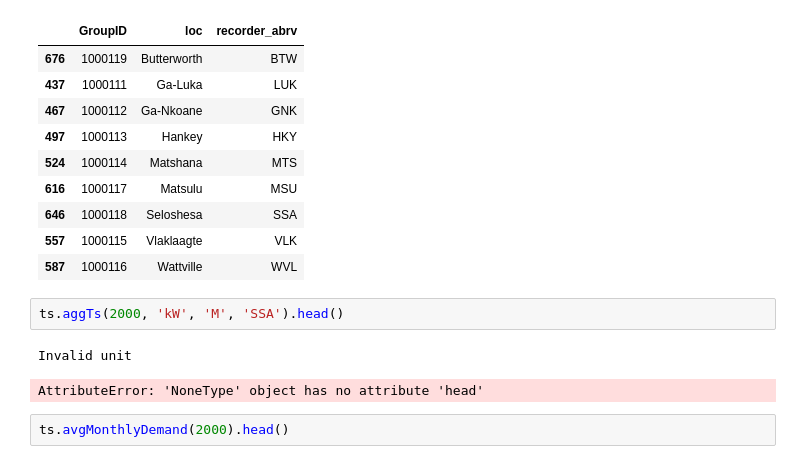
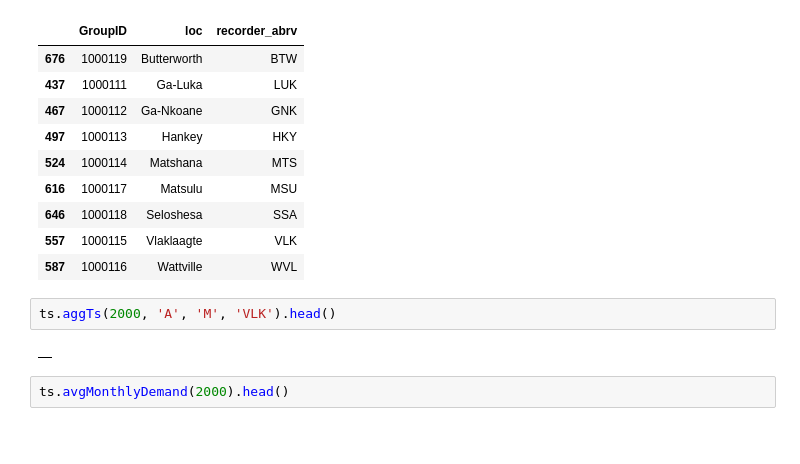
Before and after one commit to SaintlyVi/DLR_DB, a Jupyter notebook: DLR NOTEBOOK Load Profile Analysis.ipynb, the cells around one changed output. Cells and saved outputs as stored; diff of their text form; blank space fills up the shorter version.

```diff
--- a/DLR NOTEBOOK Load Profile Analysis.ipynb
+++ b/DLR NOTEBOOK Load Profile Analysis.ipynb
@@ -35,10 +35,9 @@ socios.recorderLocations(2012)
 | 557 | 1000115 | Vlaklaagte | VLK |
 | 587 | 1000116 | Wattville | WVL |
 # %%
-ts.aggTs(2000, 'kW', 'M', 'SSA').head()
+ts.aggTs(2000, 'A', 'M', 'VLK').head()
 # %% [output]
-Invalid unit
-AttributeError: 'NoneType' object has no attribute 'head'
+|  |
 # %%
 ts.avgMonthlyDemand(2000).head()
 # %% [output]
```
Also changed, not shown: 1 other file.
